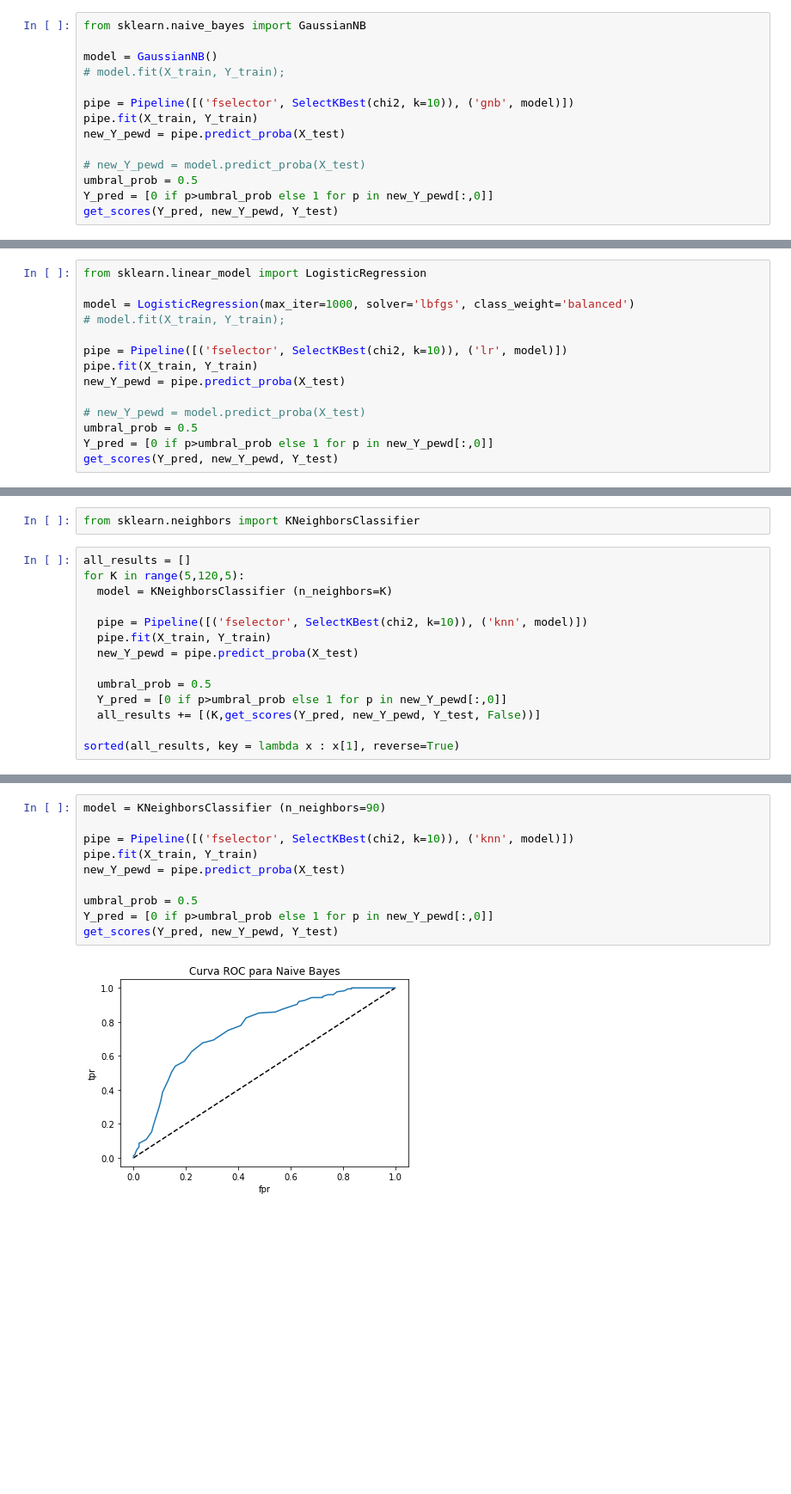
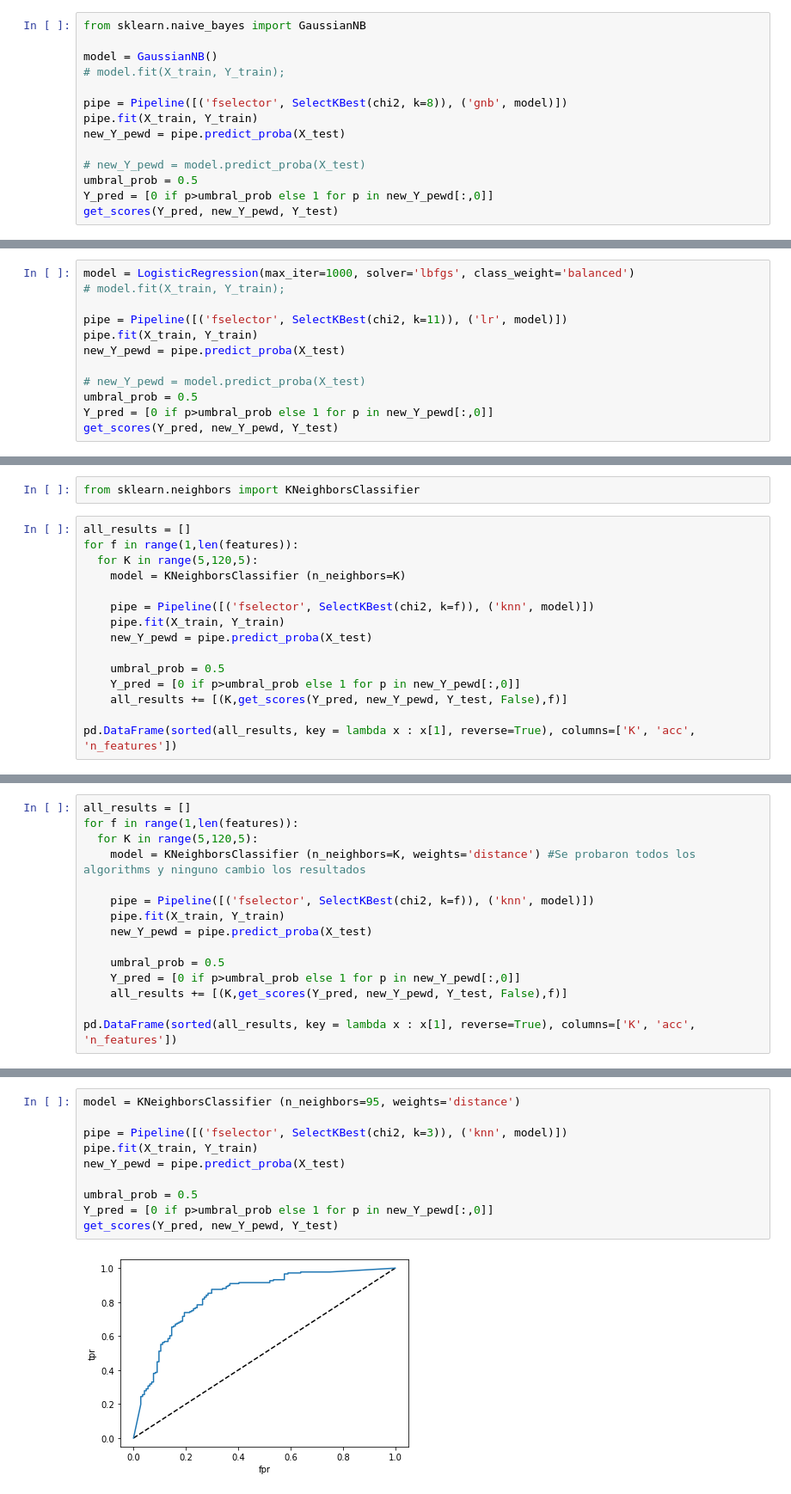
Before and after one commit to rdambrosioz/aa_2021, a Jupyter notebook: aa_tarea1_costanzo_dambrosio.ipynb, the cells around one changed output, grey strips where cells are left out. Shown at 86% size. Drawn from its saved outputs; the diff is of its cells as text; blank space fills up the shorter version.

```diff
--- a/aa_tarea1_costanzo_dambrosio.ipynb
+++ b/aa_tarea1_costanzo_dambrosio.ipynb
@@ -316,7 +347,7 @@ from sklearn.naive_bayes import GaussianNB
 model = GaussianNB()
 # model.fit(X_train, Y_train);
 
-pipe = Pipeline([('fselector', SelectKBest(chi2, k=10)), ('gnb', model)])
+pipe = Pipeline([('fselector', SelectKBest(chi2, k=8)), ('gnb', model)])
 pipe.fit(X_train, Y_train)
 new_Y_pewd = pipe.predict_proba(X_test)
 
@@ -363,10 +424,8 @@ weighted avg       0.75      0.74      0.74       320
 # %%
-from sklearn.linear_model import LogisticRegression
-
 model = LogisticRegression(max_iter=1000, solver='lbfgs', class_weight='balanced')
 # model.fit(X_train, Y_train);
 
-pipe = Pipeline([('fselector', SelectKBest(chi2, k=10)), ('lr', model)])
+pipe = Pipeline([('fselector', SelectKBest(chi2, k=11)), ('lr', model)])
 pipe.fit(X_train, Y_train)
 new_Y_pewd = pipe.predict_proba(X_test)
 
@@ -469,16 +532,17 @@ Por ultimo, determinar el valor K puede ser una tarea comleja. A mayor K, se esp
 from sklearn.neighbors import KNeighborsClassifier
 # %%
 all_results = []
-for K in range(5,120,5):
-  model = KNeighborsClassifier (n_neighbors=K)
+for f in range(1,len(features)):
+  for K in range(5,120,5):
+    model = KNeighborsClassifier (n_neighbors=K)
 
-  pipe = Pipeline([('fselector', SelectKBest(chi2, k=10)), ('knn', model)])
-  pipe.fit(X_train, Y_train)
-  new_Y_pewd = pipe.predict_proba(X_test)
+    pipe = Pipeline([('fselector', SelectKBest(chi2, k=f)), ('knn', model)])
+    pipe.fit(X_train, Y_train)
+    new_Y_pewd = pipe.predict_proba(X_test)
 
-  umbral_prob = 0.5
-  Y_pred = [0 if p>umbral_prob else 1 for p in new_Y_pewd[:,0]]
-  all_results += [(K,get_scores(Y_pred, new_Y_pewd, Y_test, False))]
+    umbral_prob = 0.5
+    Y_pred = [0 if p>umbral_prob else 1 for p in new_Y_pewd[:,0]]
+    all_results += [(K,get_scores(Y_pred, new_Y_pewd, Y_test, False),f)]
 
-sorted(all_results, key = lambda x : x[1], reverse=True)
+pd.DataFrame(sorted(all_results, key = lambda x : x[1], reverse=True), columns=['K', 'acc', 'n_features'])
 # %% [output]
@@ -501,0 +562,15 @@ sorted(all_results, key = lambda x : x[1], reverse=True)
+# %%
+all_results = []
+for f in range(1,len(features)):
+  for K in range(5,120,5):
+    model = KNeighborsClassifier (n_neighbors=K, weights='distance') #Se probaron todos los algorithms y ninguno cambio los resultados
+
+    pipe = Pipeline([('fselector', SelectKBest(chi2, k=f)), ('knn', model)])
+    pipe.fit(X_train, Y_train)
+    new_Y_pewd = pipe.predict_proba(X_test)
+
+    umbral_prob = 0.5
+    Y_pred = [0 if p>umbral_prob else 1 for p in new_Y_pewd[:,0]]
+    all_results += [(K,get_scores(Y_pred, new_Y_pewd, Y_test, False),f)]
+
+pd.DataFrame(sorted(all_results, key = lambda x : x[1], reverse=True), columns=['K', 'acc', 'n_features'])
@@ -502,14 +591,14 @@ sorted(all_results, key = lambda x : x[1], reverse=True)
 # %%
-model = KNeighborsClassifier (n_neighbors=90)
+model = KNeighborsClassifier (n_neighbors=95, weights='distance')
 
-pipe = Pipeline([('fselector', SelectKBest(chi2, k=10)), ('knn', model)])
+pipe = Pipeline([('fselector', SelectKBest(chi2, k=3)), ('knn', model)])
 pipe.fit(X_train, Y_train)
 new_Y_pewd = pipe.predict_proba(X_test)
 
 umbral_prob = 0.5
 Y_pred = [0 if p>umbral_prob else 1 for p in new_Y_pewd[:,0]]
 get_scores(Y_pred, new_Y_pewd, Y_test)
 # %% [output]
-[figure, old version]
+[figure, new version]
               precision    recall  f1-score   support
 
```
Also changed, not shown: parts of 12 cells of this notebook.
